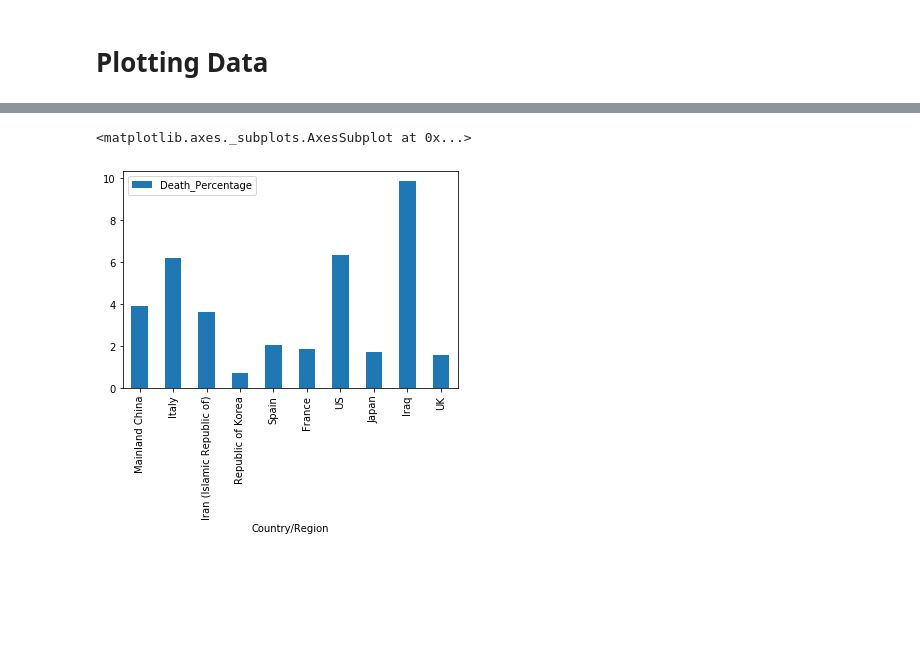
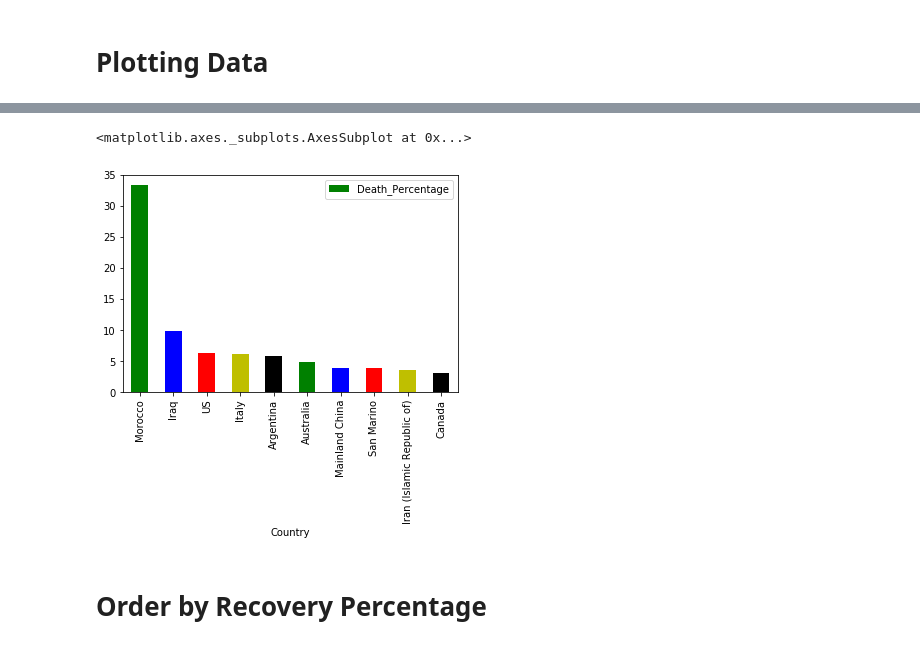
Before and after one commit to aditya2695/Covid--19-Data-Analysis, a Jupyter notebook: Covid Data Analysis.ipynb, the cells around one changed output, grey strips where cells are left out. Drawn from its saved outputs; the diff is of its cells as text; code cells hidden in the pictures; blank space fills up the shorter version.

```diff
--- a/Covid Data Analysis.ipynb
+++ b/Covid Data Analysis.ipynb
@@ -28,0 +30,3 @@ df
+# %%
+df.rename(columns = {'Country/Region':'Country'}, inplace = True)
+df.head()
@@ -76,14 +87,14 @@ df_filtered.head(10)
 | 9 | Zhejiang | Mainland China | 2020-03-10T10:33:02 | 1215 | 1 | 1191 | 29.1832 | 120.0934 |
 # %%
 aggregations = {
-    'Country/Region':'first',
+    'Country':'first',
     'Confirmed':'sum',
     'Deaths':'sum',
     'Recovered':'sum',
     'Latitude':'first',
     'Longitude':'first'
 }
-df_filtered = df_filtered.groupby('Country/Region').agg(aggregations)
+df_filtered = df_filtered.groupby('Country').agg(aggregations)
 # %%
 df_filtered      = df_filtered.sort_values(by='Deaths', ascending=False)
 df_filtered.head()
@@ -117,2 +140,4 @@ df_filtered.head(10)
 # %% [markdown]
 # Plotting Data
+# %%
+colors=tuple(["g", "b","r","y","k"])
@@ -118,0 +146,3 @@ df_filtered.head(10)
+# %%
+df_deathRate_order      = df_filtered.sort_values(by='Death_Percentage', ascending=False)
+df_deathRate_order.head()
@@ -119,5 +157,7 @@ df_filtered.head(10)
 # %%
-df_filtered.head(10).plot.bar(x = 'Country/Region', y = ['Death_Percentage'])
+df_deathRate_order.head(10).plot.bar(x = 'Country', y = 'Death_Percentage',color=colors)
 # %% [output]
 <matplotlib.axes._subplots.AxesSubplot at 0x...>
-[figure, old version]
+[figure, new version]
+# %% [markdown]
+# Order by Recovery Percentage
```
Also changed, not shown: parts of 16 cells of this notebook.
